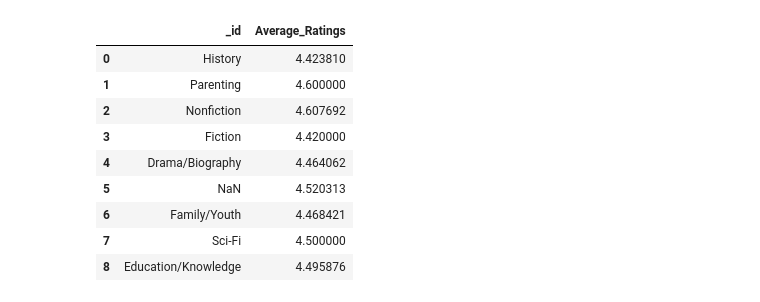
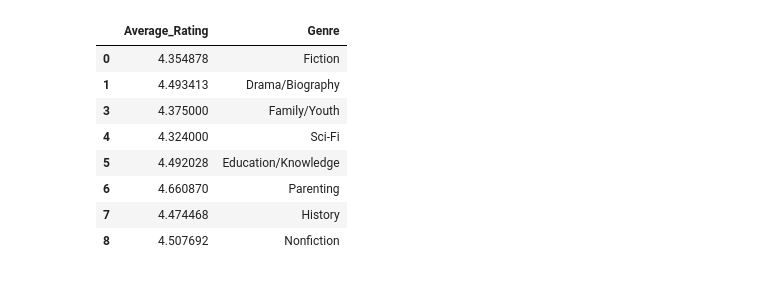
Before and after one commit to e-hdz130504/CPSC368-Phase-4, a Jupyter notebook: Q1_Visualization.ipynb, the cells around one changed output. Saved outputs shown, nothing was run; the diff lists cells and outputs as text; code cells hidden in the pictures.

```diff
--- a/Q1_Visualization.ipynb
+++ b/Q1_Visualization.ipynb
@@ -57,36 +69,43 @@ post_covid_data
 # %%
-pre_covid_query = [
+#Using MongoDB compass tested query
+post_covid_query = [
   {
     "$match":
       {
         'publishedDate': {
-          '$lte': "2019-12-31"
+          '$gt': "2019-12-31"
         }
       }
   },
   {
     '$group':
       {
         '_id': "$genre",
-        'Average_Ratings': {
+        'Average_Rating': {
           '$avg': "$stars"
         }
       }
+  },
+  {
+    '$project':
+      {
+        '_id': 0,
+        'Genre': "$_id",
+        'Average_Rating': 1
+      }
   }
 ]
-
-pre_covid_data = pd.DataFrame(list(db['Book'].aggregate(pre_covid_query)))
-
-
-pre_covid_data
+#Querying through ubc servers and setting it in a pandas df
+post_covid_data = pd.DataFrame(list(db['Book'].aggregate(post_covid_query)))
+post_covid_data = post_covid_data.dropna()
+post_covid_data
 # %% [output]
-|  | _id | Average_Ratings |
-| 0 | History | 4.423810 |
-| 1 | Parenting | 4.600000 |
-| 2 | Nonfiction | 4.607692 |
-| 3 | Fiction | 4.420000 |
-| 4 | Drama/Biography | 4.464062 |
-| 5 | NaN | 4.520313 |
-| 6 | Family/Youth | 4.468421 |
-| 7 | Sci-Fi | 4.500000 |
-| 8 | Education/Knowledge | 4.495876 |
+|  | Average_Rating | Genre |
+| 0 | 4.354878 | Fiction |
+| 1 | 4.493413 | Drama/Biography |
+| 3 | 4.375000 | Family/Youth |
+| 4 | 4.324000 | Sci-Fi |
+| 5 | 4.492028 | Education/Knowledge |
+| 6 | 4.660870 | Parenting |
+| 7 | 4.474468 | History |
+| 8 | 4.507692 | Nonfiction |
```
Also changed, not shown: parts of 4 cells of this notebook, 2 other files.
